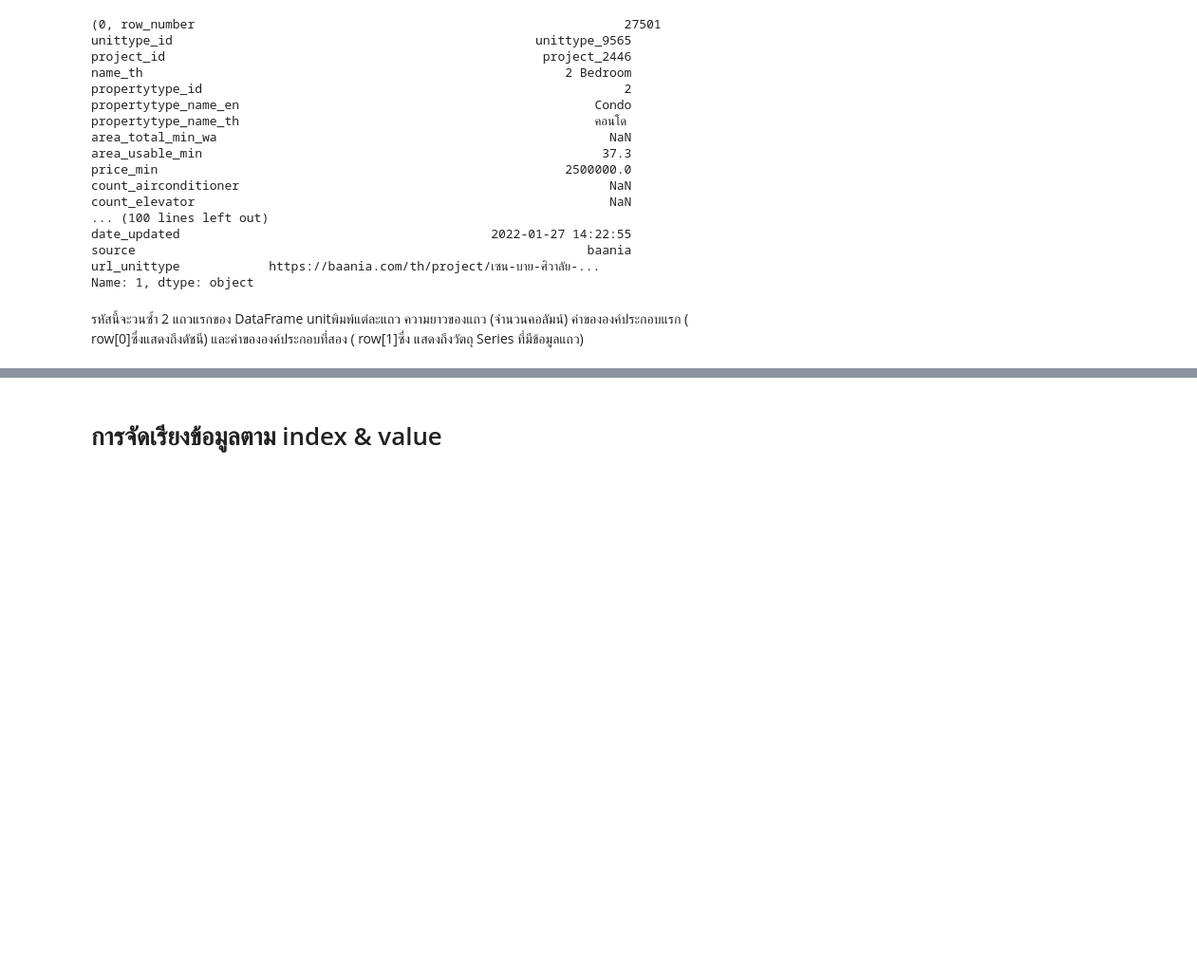
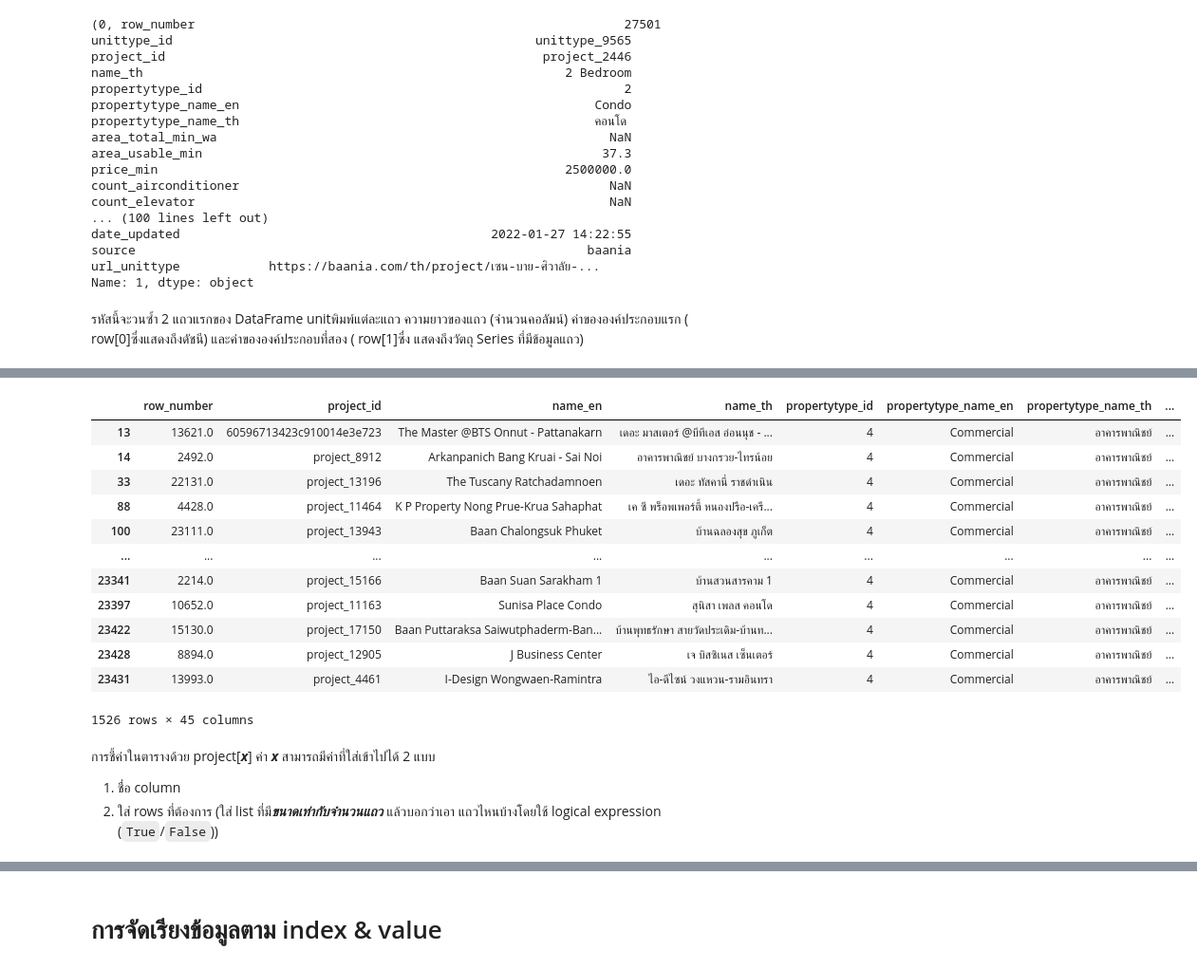
Before and after one commit to Aomaphisara/Python-basics, a Jupyter notebook: Pandas1.ipynb, the cells around one changed output, grey strips where cells are left out. Shown at 95% size. Saved outputs shown, nothing was run; the diff lists cells and outputs as text; code cells hidden in the pictures; blank space fills up the shorter version.

Commit message:
สร้างโดยใช้ Colaboratory

````diff
--- a/Pandas1.ipynb
+++ b/Pandas1.ipynb
@@ -290,8 +290,8 @@ opendata_project.head(3)
 3 rows × 45 columns
 # %%
 #3 upload data to colab
-data0 = pd.read_csv('opendata_project.csv')
-data0.head() #คำสั่ง .head() เรียกดู แถวต้นๆ
+project = pd.read_csv('opendata_project.csv')
+project.head() #คำสั่ง .head() เรียกดู แถวต้นๆ
 # %% [output]
 |  | row_number | project_id | name_en | name_th | propertytype_id | propertytype_name_en | propertytype_name_th | ... |
 | 0 | 7880.0 | 5ee08d64dda791001299b2a6 | Winning Residence Sukhumvit Praksa | วินนิ่ง เรสซิเดนท์ สุขุมวิท แพรกษา | 1 | Detached House | บ้าน | ... |
@@ -699,0 +770,22 @@ Name: 1, dtype: object
+# %%
+project[project['propertytype_name_th']=='อาคารพาณิชย์']
+# %% [output]
+|  | row_number | project_id | name_en | name_th | propertytype_id | propertytype_name_en | propertytype_name_th | ... |
+| 13 | 13621.0 | 60596713423c910014e3e723 | The Master @BTS Onnut - Pattanakarn | เดอะ มาสเตอร์ @บีทีเอส อ่อนนุช - ... | 4 | Commercial | อาคารพาณิชย์ | ... |
+| 14 | 2492.0 | project_8912 | Arkanpanich Bang Kruai - Sai Noi | อาคารพาณิชย์ บางกรวย-ไทรน้อย | 4 | Commercial | อาคารพาณิชย์ | ... |
+| 33 | 22131.0 | project_13196 | The Tuscany Ratchadamnoen | เดอะ ทัสคานี่ ราชดำเนิน | 4 | Commercial | อาคารพาณิชย์ | ... |
+| 88 | 4428.0 | project_11464 | K P Property Nong Prue-Krua Sahaphat | เค ซี พร็อพเพอร์ตี้ หนองปรือ-เครื... | 4 | Commercial | อาคารพาณิชย์ | ... |
+| 100 | 23111.0 | project_13943 | Baan Chalongsuk Phuket | บ้านฉลองสุข ภูเก็ต | 4 | Commercial | อาคารพาณิชย์ | ... |
+| ... | ... | ... | ... | ... | ... | ... | ... | ... |
+| 23341 | 2214.0 | project_15166 | Baan Suan Sarakham 1 | บ้านสวนสารคาม 1 | 4 | Commercial | อาคารพาณิชย์ | ... |
+| 23397 | 10652.0 | project_11163 | Sunisa Place Condo | สุนิสา เพลส คอนโด | 4 | Commercial | อาคารพาณิชย์ | ... |
+| 23422 | 15130.0 | project_17150 | Baan Puttaraksa Saiwutphaderm-Ban... | บ้านพุทธรักษา สายวัดประเดิม-บ้านท... | 4 | Commercial | อาคารพาณิชย์ | ... |
+| 23428 | 8894.0 | project_12905 | J Business Center | เจ บิสซิเนส เซ็นเตอร์ | 4 | Commercial | อาคารพาณิชย์ | ... |
+| 23431 | 13993.0 | project_4461 | I-Design Wongwaen-Ramintra | ไอ-ดีไซน์ วงแหวน-รามอินทรา | 4 | Commercial | อาคารพาณิชย์ | ... |
+1526 rows × 45 columns
+# %% [markdown]
+การชี้ค่าในตารางด้วย project[***x***] ค่า ***x*** สามารถมีค่าที่ใส่เข้าไปได้ 2 แบบ
+
+
+1.   ชื่อ column
+2.   ใส่ rows ที่ต้องการ (ใส่ list ที่มี***ขนาดเท่ากับจำนวนแถว*** แล้วบอกว่าเอา แถวไหนบ้างโดยใช้ logical expression (```True```/```False```))
````
Also changed, not shown: parts of 46 cells of this notebook.
